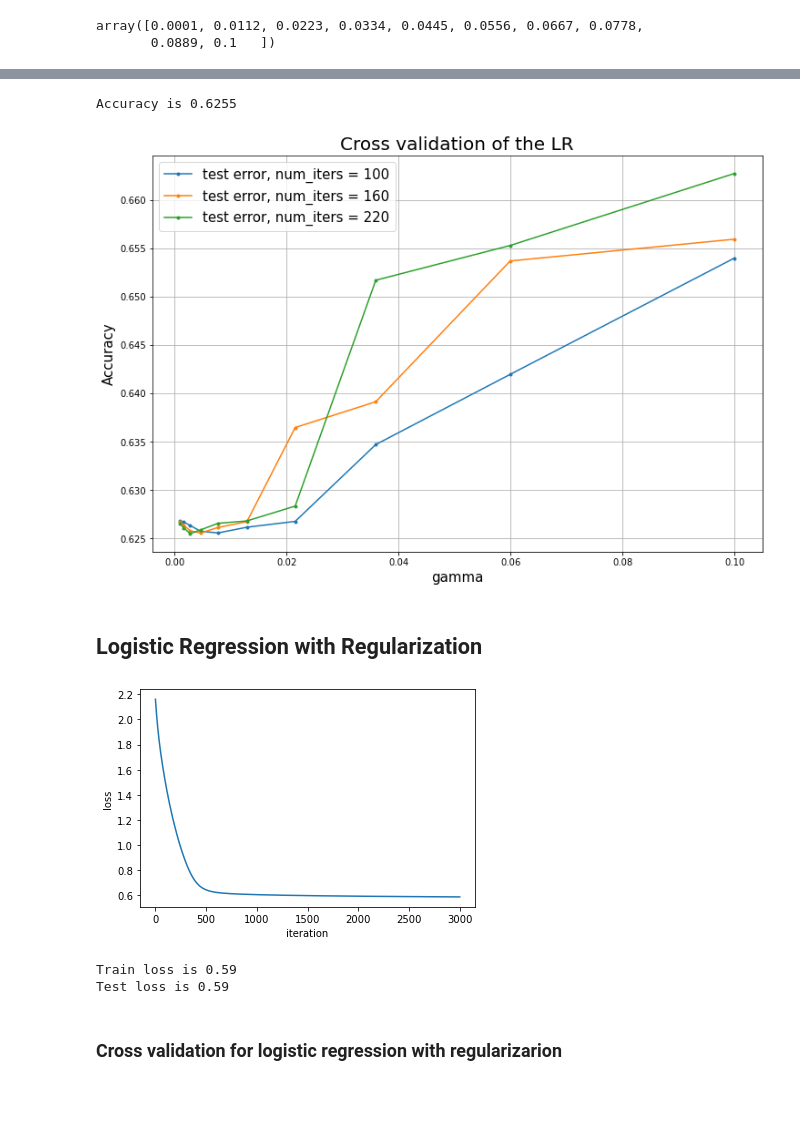
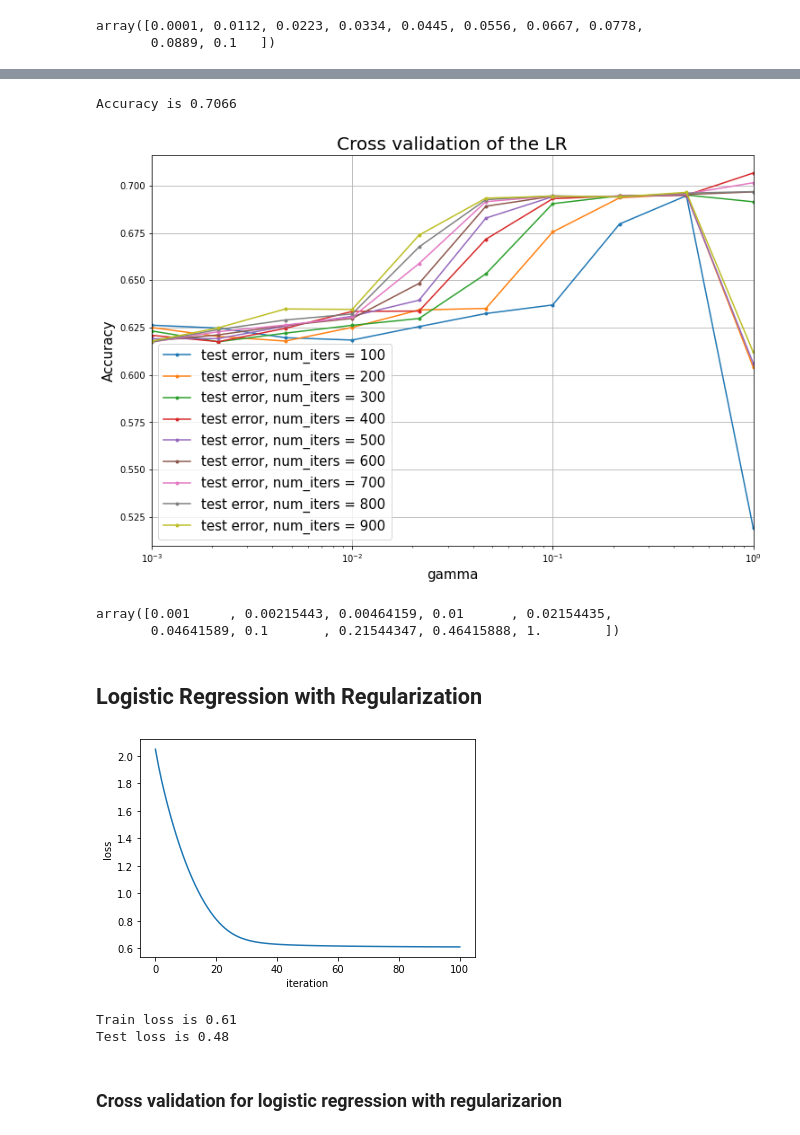
Before and after one commit to SonyaBlinova/ml-project-1-SES, a Jupyter notebook: project1.ipynb, the cells around one changed output, grey strips where cells are left out. Saved outputs shown, nothing was run; the diff lists cells and outputs as text; code cells hidden in the pictures; blank space fills up the shorter version.

```diff
--- a/project1.ipynb
+++ b/project1.ipynb
@@ -265,32 +282,37 @@ array([0.0001, 0.0112, 0.0223, 0.0334, 0.0445, 0.0556, 0.0667, 0.0778,
 # %%
 # parameters setting
 type_ = 'LR'
 bd_left = -3
-bd_right = -1
+bd_right = 0
 # grid for hyperparameters
 # gammas = np.linspace(10**bd_left, 10**bd_right, 10)
 gammas = np.logspace(bd_left, bd_right, 10)
-max_iters = np.arange(100, 240, 60)
+max_iters = np.arange(100, 1000, 100)
 cross_validation_demo(type_=type_, y=y, tx=tx, bd_left=bd_left, bd_right=bd_right, gammas=gammas, max_iters=max_iters, seed=seed)
 # %% [output]
-Accuracy is 0.6255
+Accuracy is 0.7066
-[figure, old version]
+[figure, new version]
+# %%
+np.logspace(bd_left, bd_right, 10)
+# %% [output]
+array([0.001     , 0.00215443, 0.00464159, 0.01      , 0.02154435,
+       0.04641589, 0.1       , 0.21544347, 0.46415888, 1.        ])
 # %% [markdown]
 ## Logistic Regression with Regularization
 # %%
-max_iters = 3000
-gamma = 0.01
+max_iters = 100
+gamma = 0.46415888
 initial_w = np.random.rand((x_train.shape[1]))
-lambda_ = 1e-3
+lambda_ = 1e-1
 
 w_log, loss = reg_logistic_regression(y_train, x_train, lambda_, initial_w, max_iters, gamma, plot_loss = True)
 test_loss = compute_mse(y_test, x_test, w_log)
 print("Train loss is {:.2f}".format(loss))
 print("Test loss is {:.2f}".format(test_loss))
 # %% [output]
-[figure, old version]
+[figure, new version]
-Train loss is 0.59
-Test loss is 0.59
+Train loss is 0.61
+Test loss is 0.48
 # %% [markdown]
 ### Cross validation for logistic regression with regularizarion
 # %%
```
Also changed, not shown: parts of 8 cells of this notebook, 2 other files.
